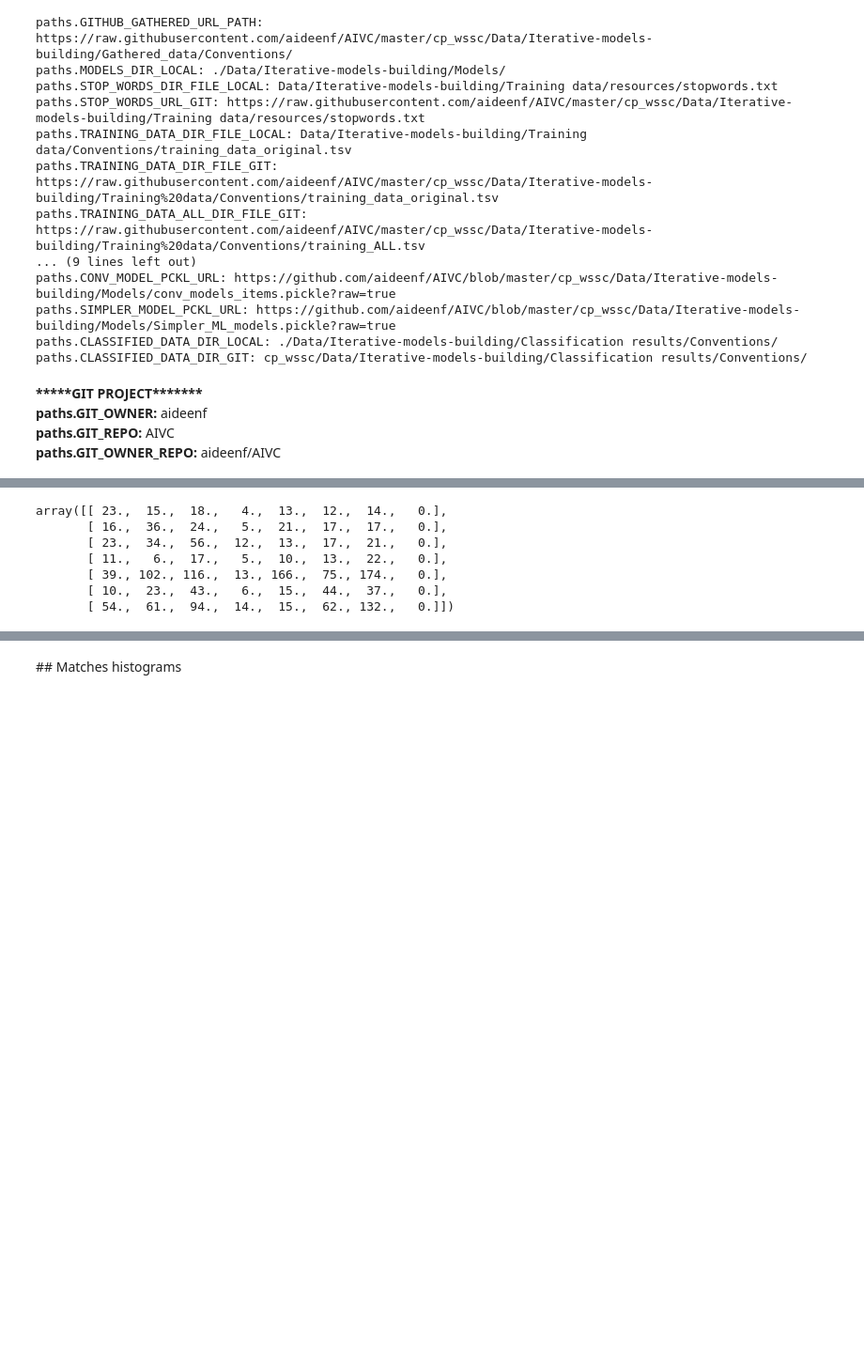
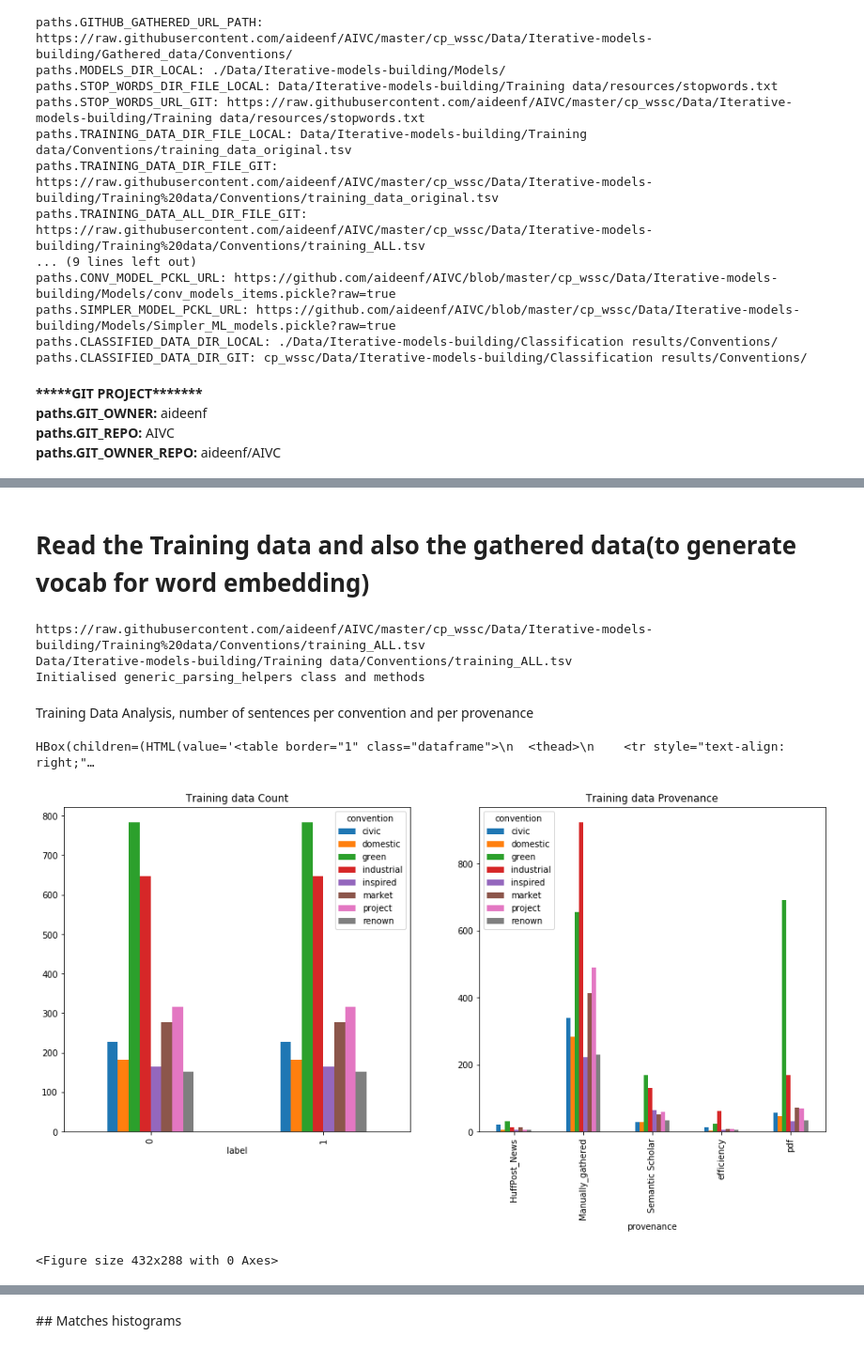
Before and after one commit to aideenf/AIVC, a Jupyter notebook: cp_wssc/Paper experiments.ipynb, the cells around one changed output, grey strips where cells are left out. Shown at 94% size. Drawn from its saved outputs; the diff is of its cells as text; code cells hidden in the pictures; blank space fills up the shorter version.

```diff
--- a/cp_wssc/Paper experiments.ipynb
+++ b/cp_wssc/Paper experiments.ipynb
@@ -54,18 +67,3 @@ IPython.OutputArea.prototype._should_scroll = function(lines) {
 }
 # %% [output]
 [interactive output not drawn]
-# %%
-# visualization imports
-from IPython.display import display
-import seaborn as sns
-import matplotlib.pyplot as plt
-import matplotlib.image as mpimg
-import base64
-import io
-sns.set()
-sns.set_style("whitegrid")
-from sklearn.metrics import accuracy_score, auc, precision_score, roc_curve, confusion_matrix, classification_report
-import tqdm
-from sklearn.calibration import calibration_curve
-from sklearn.calibration import CalibratedClassifierCV
-from sklearn.isotonic import IsotonicRegression
@@ -1145,10 +69,0 @@ plot_confusion_matrix(conf_matrix, class_names, normalize=True, class_lengths =
-# %%
-conf_matrix
-# %% [output]
-array([[ 23.,  15.,  18.,   4.,  13.,  12.,  14.,   0.],
-       [ 16.,  36.,  24.,   5.,  21.,  17.,  17.,   0.],
-       [ 23.,  34.,  56.,  12.,  13.,  17.,  21.,   0.],
-       [ 11.,   6.,  17.,   5.,  10.,  13.,  22.,   0.],
-       [ 39., 102., 116.,  13., 166.,  75., 174.,   0.],
-       [ 10.,  23.,  43.,   6.,  15.,  44.,  37.,   0.],
-       [ 54.,  61.,  94.,  14.,  15.,  62., 132.,   0.]])
@@ -1154,0 +84,53 @@ array([[ 23.,  15.,  18.,   4.,  13.,  12.,  14.,   0.],
+# %% [markdown]
+# Read the Training data and also the gathered data(to generate vocab for word embedding)
+# %%
+#Read the combined original training data and audited data file from "training_ALL.tsv"
+#Note this method already calls "remove_line_breaks"
+USE_GIT_HUB = False
+
+print (paths.TRAINING_DATA_ALL_DIR_FILE_GIT)
+print (paths.TRAINING_DATA_ALL_DIR_FILE_LOCAL)
+
+#Note this method already calls "remove_line_breaks"
+training_df = model_helpers.get_training_data(
+                            USE_GIT_HUB,
+                            paths.TRAINING_DATA_ALL_DIR_FILE_GIT,
+                            paths.TRAINING_DATA_ALL_DIR_FILE_LOCAL,
+                            paths.GIT_OWNER,
+                            paths.GIT_REPO)
+
+def display_training_data(training_df):
+    training_df['text'] = training_df['text'].str.strip()
+    training_df['text'] = training_df['text'].apply(aivm_helper.pre_process_sentence)
+    training_df.head(5)
+    display(HTML("Training Data Analysis, number of sentences per convention and per provenance"))
+    count1 = widgets.HTML(value=pd.DataFrame(training_df.groupby('convention')['text'].count()).to_html())
+    count2 = widgets.HTML(value=pd.DataFrame(training_df.groupby('provenance')['text'].count() ).to_html())
+    display (widgets.HBox([count1, count2]))
+
+    counts_cross_tab = pd.crosstab(training_df['label'],training_df['convention'])
+    provenance_cross_tab = pd.crosstab(training_df['provenance'],training_df['convention'])
+
+    fig = plt.figure(figsize=(16,7))
+    axes1 = plt.subplot(1,2,1)
+    axes2 = plt.subplot(1,2,2)
+    counts_cross_tab.plot(ax = axes1, kind='bar', title ="Training data Count")
+    provenance_cross_tab.plot(ax = axes2, kind='bar', title ="Training data Provenance")
+    plt.show()
+    _ = plt.close(fig)
+    _ = plt.clf()
+
+    count1 = 0
+    count2 = 0
+    provenance_cross_tab = pd.DataFrame()
+    gc.collect()
+
+display_training_data(training_df)
+# %% [output]
+https://raw.githubusercontent.com/aideenf/AIVC/master/cp_wssc/Data/Iterative-models-building/Training%20data/Conventions/training_ALL.tsv
+Data/Iterative-models-building/Training data/Conventions/training_ALL.tsv
+Initialised generic_parsing_helpers class and methods
+Training Data Analysis, number of sentences per convention and per provenance
+HBox(children=(HTML(value='<table border="1" class="dataframe">\n  <thead>\n    <tr style="text-align: right;"…
+[figure, added]
+<Figure size 432x288 with 0 Axes>
```
Also changed, not shown: parts of 85 cells of this notebook, 1 other file.
